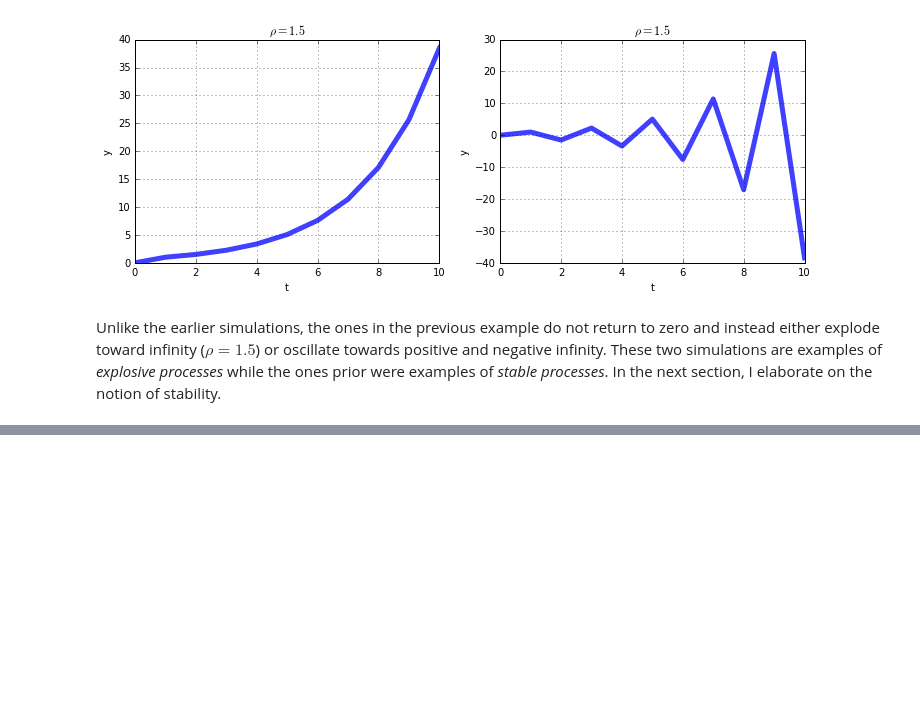
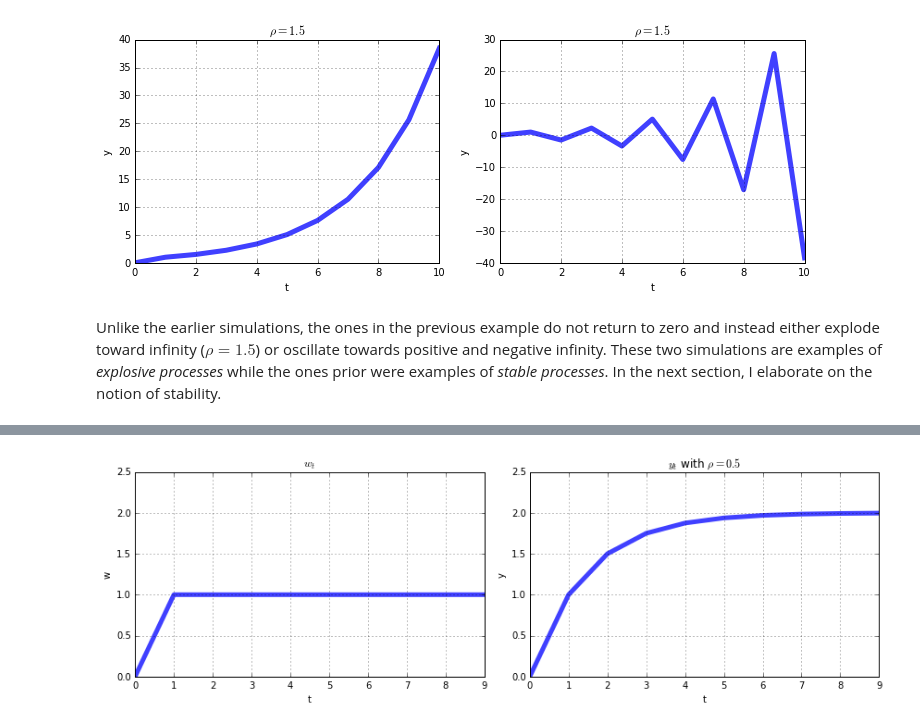
Before and after one commit to t-hdd/econ126, a Jupyter notebook: Lecture Notebooks/Econ126_Class_07.ipynb, the cells around one changed output, grey strips where cells are left out. Cells and saved outputs as stored; diff of their text form; code cells hidden in the pictures; blank space fills up the shorter version.

```diff
--- a/Lecture Notebooks/Econ126_Class_07.ipynb
+++ b/Lecture Notebooks/Econ126_Class_07.ipynb
@@ -304,0 +306,47 @@ Unlike the earlier simulations, the ones in the previous example do not return t
+# %%
+# Initialize the variable 'T' to be equal to the number of periods to simulate
+T = 11
+
+# Create new variable 'rho' equal to the value for rho
+rho = 0.5
+
+# Create new variable 'y' equal to the initial value for y
+y0 = 0
+
+# Initialize variable 'w' as arrays of ones
+w = np.ones(T-1)
+w[0] = 0
+
+# Simulate y
+y = diff1_example(rho,w,y0)
+
+# Construct figure with two line graphs plotting the trajectories of y and w with:
+#    1. Plot for w in left panel and plot for y in right panel
+#    2. Clear title, x-, and y-axis labels
+#    3. y-axis limits [0,2.5]
+
+# Create figure
+fig = plt.figure(figsize=(12,4))
+
+# w trajectory
+ax = fig.add_subplot(1,2,1)
+ax.plot(w,'-',lw=5,alpha = 0.75)
+ax.set_title('$w_t$')
+ax.set_ylabel('w')
+ax.set_xlabel('t')
+ax.set_ylim([0,2.5])
+ax.grid()
+
+# y trajectory
+ax = fig.add_subplot(1,2,2)
+ax.plot(y,'-',lw=5,alpha = 0.75)
+ax.set_title('$y_t$ with $\\rho=0.5$')
+ax.set_ylabel('y')
+ax.set_xlabel('t')
+ax.set_ylim([0,2.5])
+ax.grid()
+
+# Use fig.tight_layout() to manage whitespace in the figure
+fig.tight_layout()
+# %% [output]
+[figure, added]
```
Also changed, not shown: parts of 26 cells of this notebook, 3 other files.
